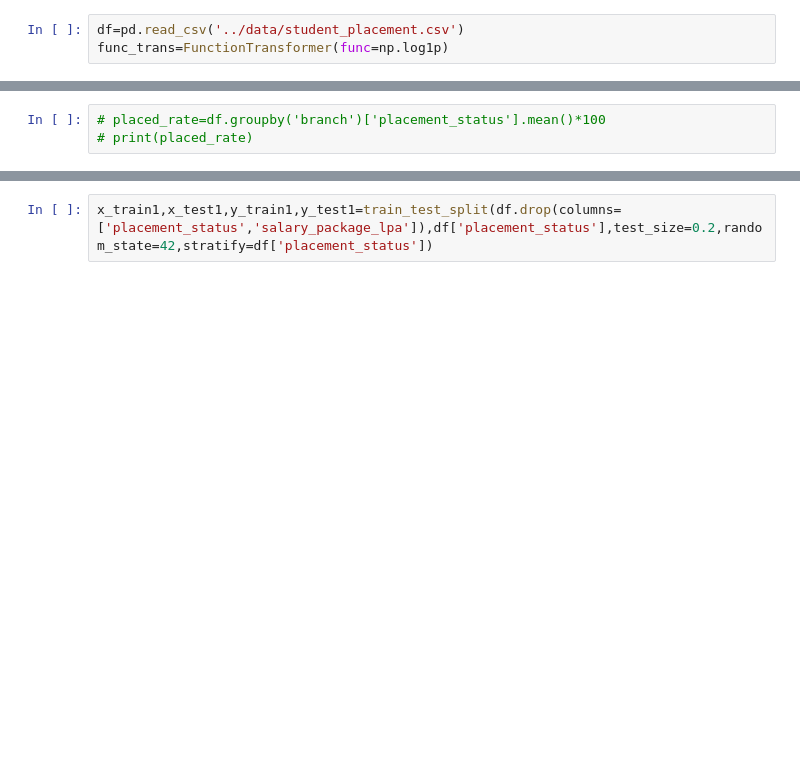
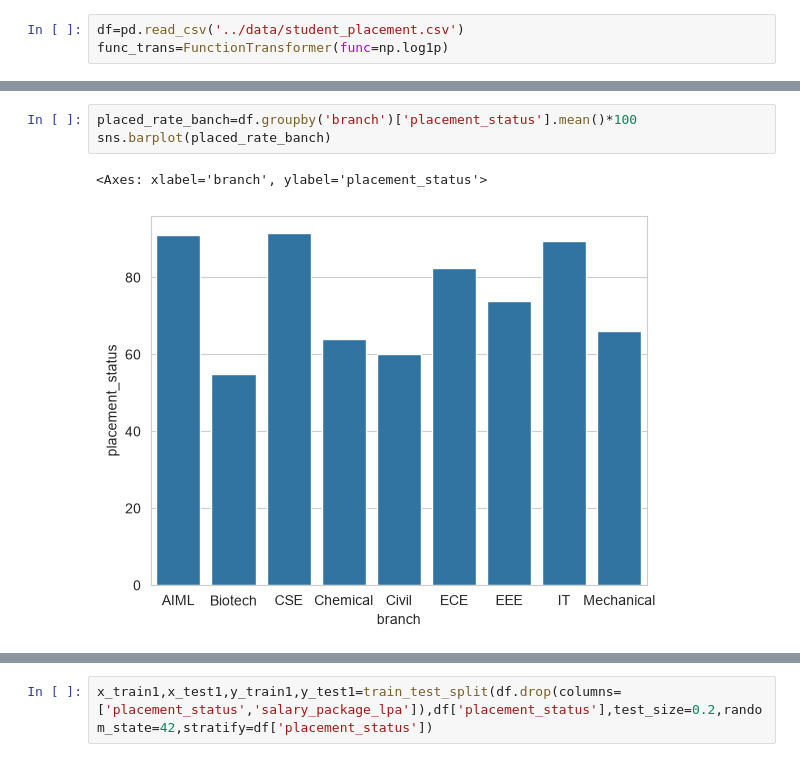
Before and after one commit to arih-hue/placement_predictor, a Jupyter notebook: notebook/analysis.ipynb, the cells around one changed output, grey strips where cells are left out. Saved outputs shown, nothing was run; the diff lists cells and outputs as text; blank space fills up the shorter version.

```diff
--- a/notebook/analysis.ipynb
+++ b/notebook/analysis.ipynb
@@ -38,3 +43,6 @@ df['salary_package_lpa']=func_trans.fit_transform(df["salary_package_lpa"])
 # %%
-# placed_rate=df.groupby('branch')['placement_status'].mean()*100
-# print(placed_rate)
+placed_rate_banch=df.groupby('branch')['placement_status'].mean()*100
+sns.barplot(placed_rate_banch)
+# %% [output]
+<Axes: xlabel='branch', ylabel='placement_status'>
+[figure, added]
```
Also changed, not shown: parts of 17 cells of this notebook, 14 other files.
